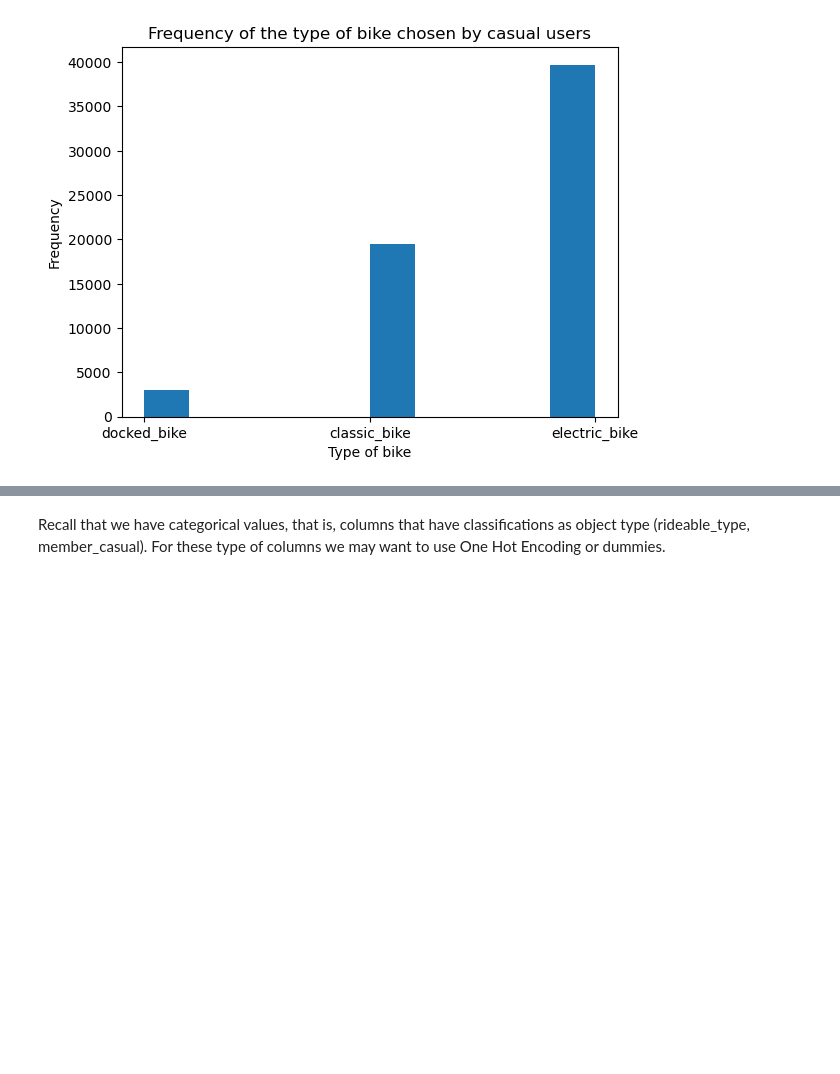
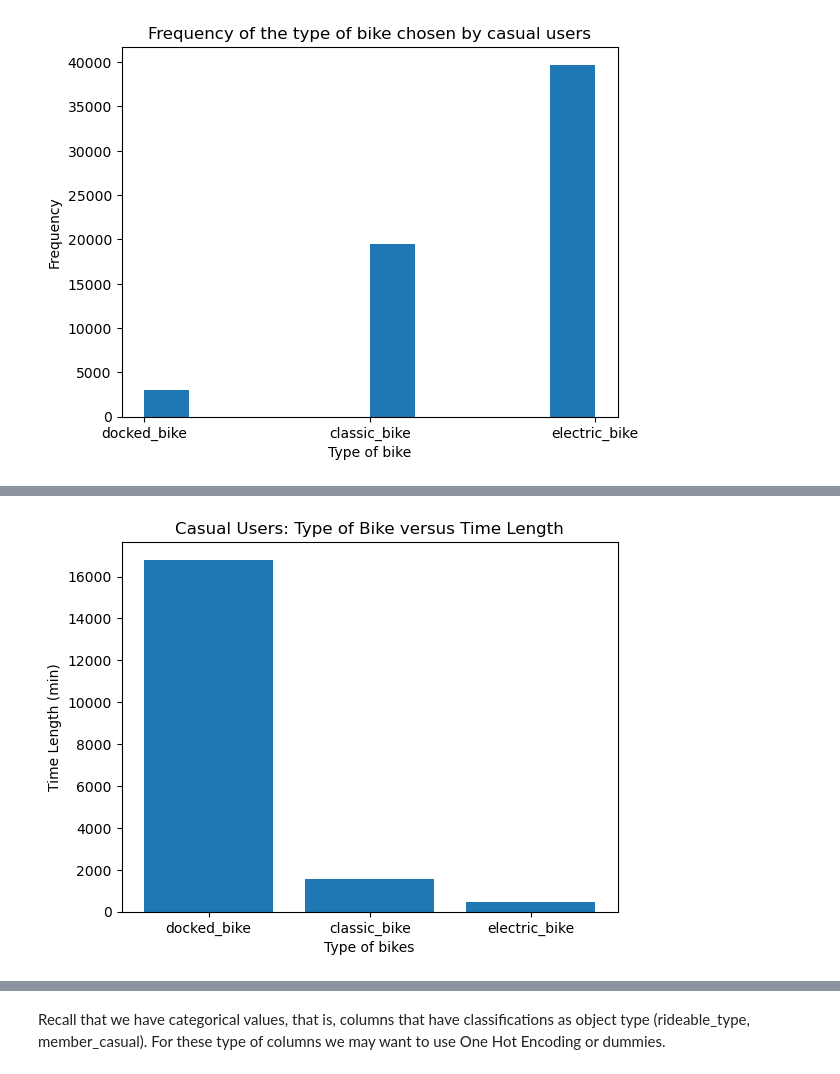
Before and after one commit to Lau397/Case_Study_Bike-Share, a Jupyter notebook: DA_Cyclistic.ipynb, the cells around one changed output, grey strips where cells are left out. Saved outputs shown, nothing was run; the diff lists cells and outputs as text; code cells hidden in the pictures; blank space fills up the shorter version.

```diff
--- a/DA_Cyclistic.ipynb
+++ b/DA_Cyclistic.ipynb
@@ -463,0 +463,9 @@ plt.bar(x=df_casual["member_casual"], height=df_casual["time_length (min)"])
+# %%
+# Casual user's trip time:
+plt.bar(x=df_casual["rideable_type"], height=df_casual["time_length (min)"])
+plt.title("Casual Users: Type of Bike versus Time Length")
+plt.xlabel("Type of bikes")
+plt.ylabel("Time Length (min)")
+plt.show()
+# %% [output]
+[figure, added]
```
Also changed, not shown: parts of 12 cells of this notebook, 4 other files.
